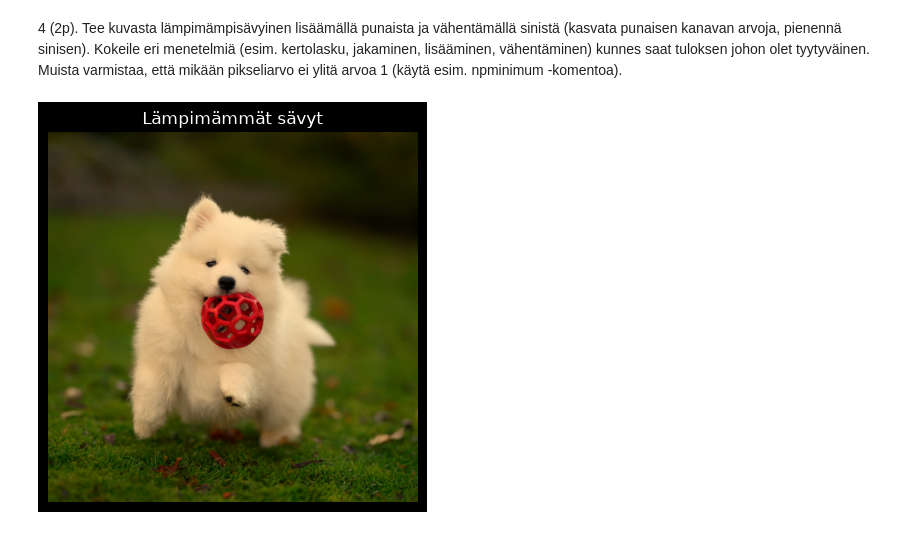
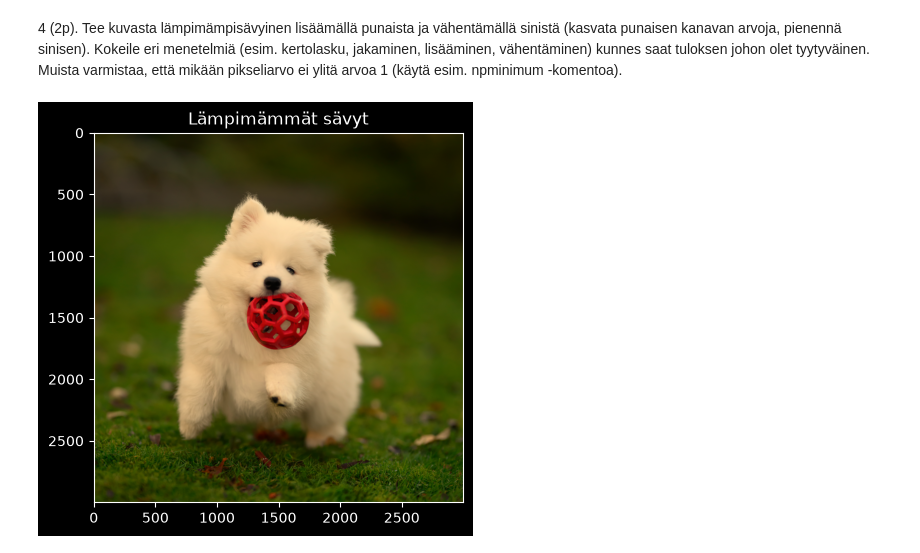
Before and after one commit to jallu123/Python_ohjelmoinnin_jatkokurssi, a Jupyter notebook: Tehtävät/tehtävä07.ipynb, the cells around one changed output. Drawn from its saved outputs; the diff is of its cells as text; code cells hidden in the pictures.

```diff
--- a/Tehtävät/tehtävä07.ipynb
+++ b/Tehtävät/tehtävä07.ipynb
@@ -62,11 +66,10 @@ KeyboardInterrupt:
 # %%
 lammin = kuva.copy()
 lammin[:, :, 0] = np.minimum(lammin[:,:,0] * 1.2, 1)
 lammin[:, :, 2] = lammin[:,:,2] * 0.7
 
 plt.imshow(lammin)
 plt.title("Lämpimämmät sävyt")
-plt.axis('off')
 plt.show()
 # %% [output]
-[figure, old version]
+[figure, new version]
```
Also changed, not shown: parts of 11 cells of this notebook, 4 other files.
